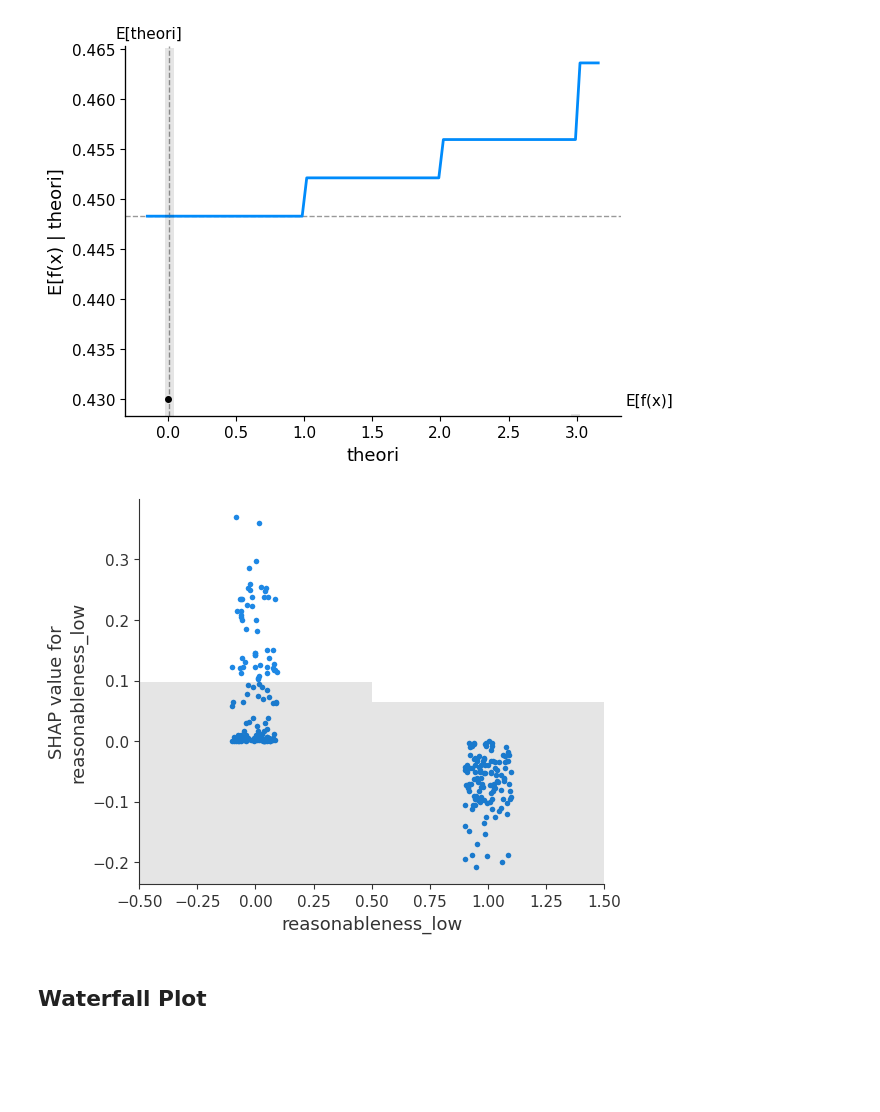
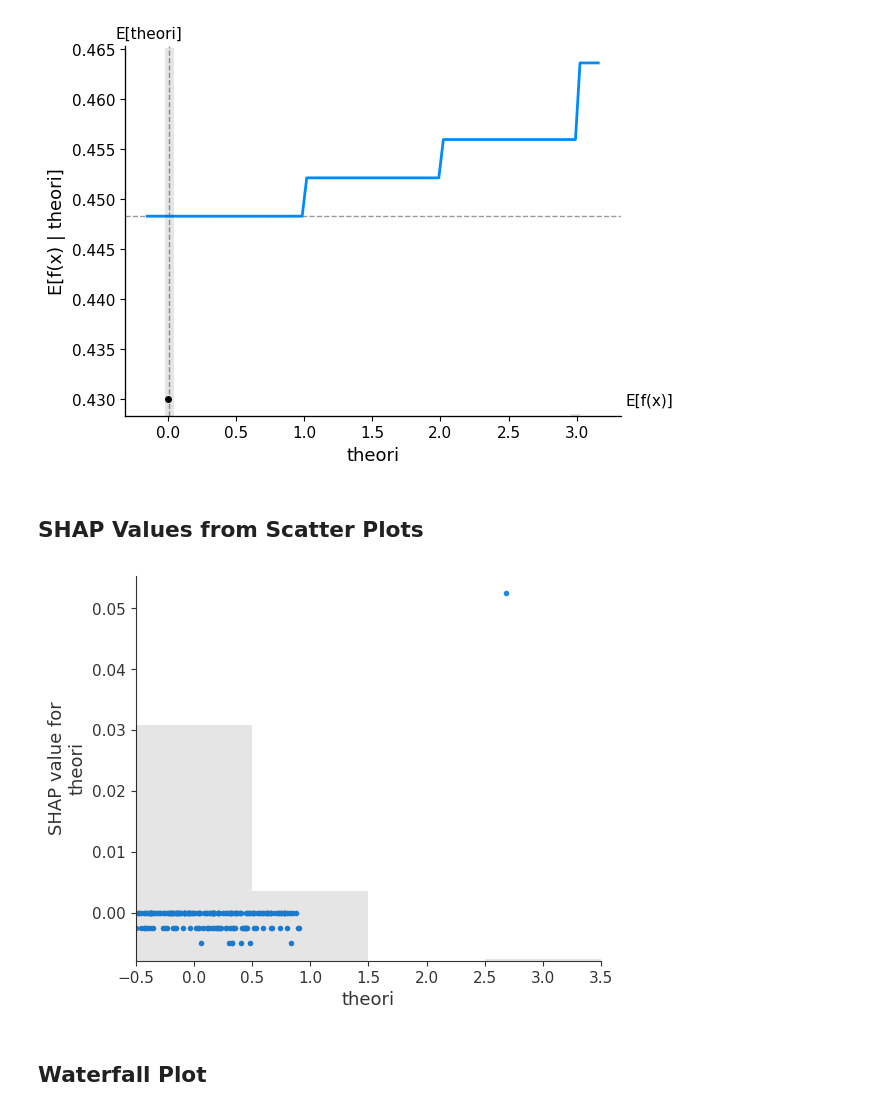
Before and after one commit to srivarshan-s/explainable-ai-in-learning-analytics, a Jupyter notebook: shap/shap.ipynb, the cells around one changed output. Cells and saved outputs as stored; diff of their text form; code cells hidden in the pictures; blank space fills up the shorter version.

```diff
--- a/shap/shap.ipynb
+++ b/shap/shap.ipynb
@@ -248,11 +250,13 @@ shap.partial_dependence_plot(
 )
 # %% [output]
 [figure]
+# %% [markdown]
+## SHAP Values from Scatter Plots
 # %%
-feature = "reasonableness_low"
+feature = "theori"
 shap.plots.scatter(shap_values[:,feature])
 # %% [output]
-[figure, old version]
+[figure, new version]
 # %% [markdown]
 ## Waterfall Plot
 # %%
```
Also changed, not shown: parts of 7 cells of this notebook.
